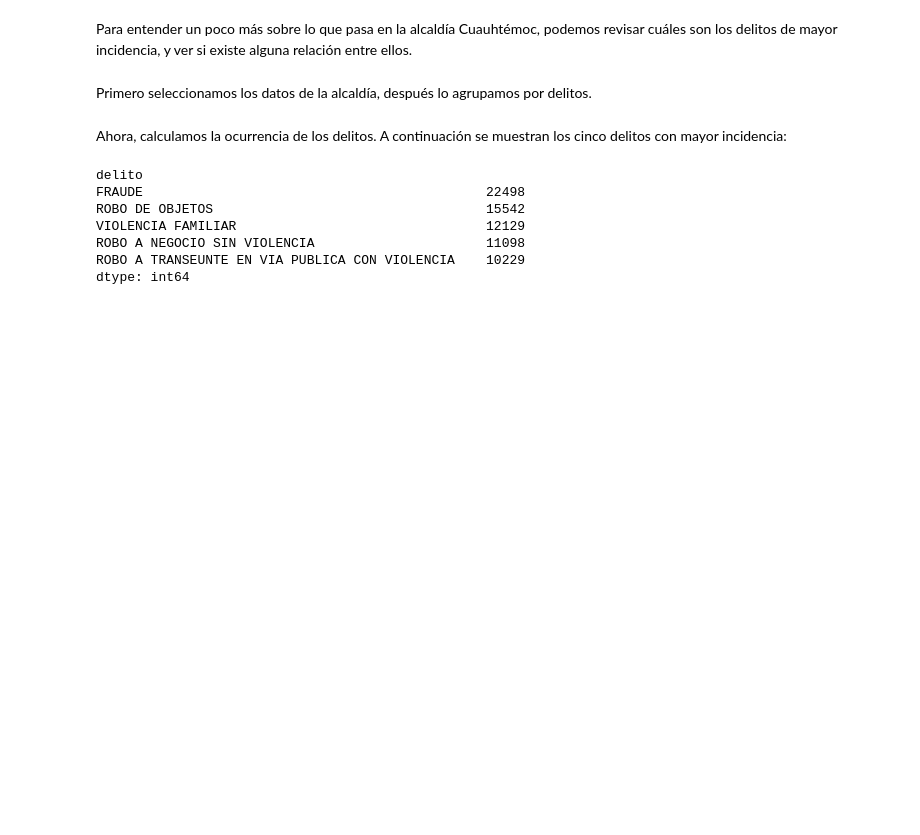
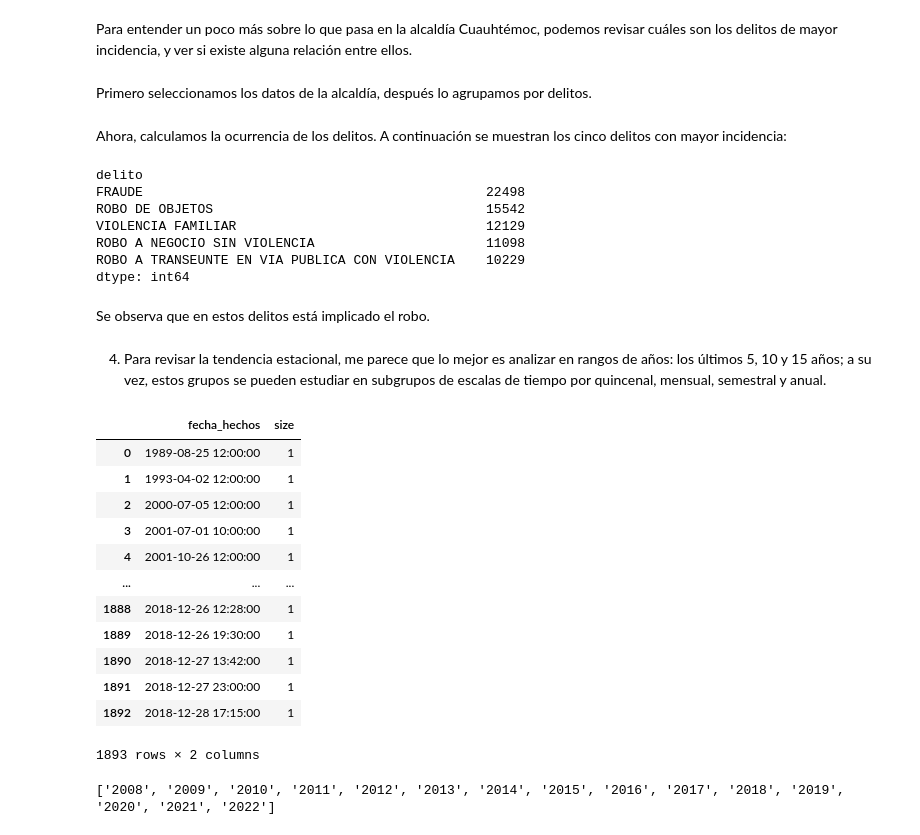
Before and after one commit to lorenaphys/OPI, a Jupyter notebook: Soluciones.ipynb, the cells around one changed output. Drawn from its saved outputs; the diff is of its cells as text; code cells hidden in the pictures; blank space fills up the shorter version.

```diff
--- a/Soluciones.ipynb
+++ b/Soluciones.ipynb
@@ -117,11 +117,11 @@ def seleccion_por_alcaldia(datos):
 
     return datos[lista]
 # %%
-datos_por_alcaldia = seleccion_por_alcaldia(datos)
+datos_filtrados = seleccion_por_alcaldia(datos)
 # %% [markdown]
 Con la base agrupada, y con las observaciones nulas para la fecha y la alcaldia; agruparé a la base por fecha, para así calcular cuantas veces ocurren los delitos de acuerdo al año y mes.
 # %%
-delitos_fr = datos.groupby(['delito','ao_hechos','mes_hechos'], as_index=False, group_keys=True).size()
+delitos_fr = datos_filtrados.groupby(['delito','ao_hechos','mes_hechos'], as_index=False, group_keys=True).size()
 # %% [markdown]
 En **delitos_fr** aplicamos la función **cambio_mes** para que fila a fila se cambie el formato del mes a numérico:
 # %%
@@ -303,3 +294,29 @@ VIOLENCIA FAMILIAR                                12129
 ROBO A NEGOCIO SIN VIOLENCIA                      11098
 ROBO A TRANSEUNTE EN VIA PUBLICA CON VIOLENCIA    10229
 dtype: int64
+# %% [markdown]
+Se observa que en estos delitos está implicado el robo.
+# %% [markdown]
+4. Para revisar la tendencia estacional, me parece que lo mejor es analizar en rangos de años: los últimos 5, 10 y 15 años; a su vez, estos grupos se pueden estudiar en subgrupos de escalas de tiempo por quincenal, mensual, semestral y anual.
+# %%
+prueba = datos_filtrados[datos_filtrados['delito']==delitos[0]]
+# %%
+prueba.groupby(['fecha_hechos'], as_index=False, group_keys=True ).size()
+# %% [output]
+|  | fecha_hechos | size |
+| 0 | 1989-08-25 12:00:00 | 1 |
+| 1 | 1993-04-02 12:00:00 | 1 |
+| 2 | 2000-07-05 12:00:00 | 1 |
+| 3 | 2001-07-01 10:00:00 | 1 |
+| 4 | 2001-10-26 12:00:00 | 1 |
+| ... | ... | ... |
+| 1888 | 2018-12-26 12:28:00 | 1 |
+| 1889 | 2018-12-26 19:30:00 | 1 |
+| 1890 | 2018-12-27 13:42:00 | 1 |
+| 1891 | 2018-12-27 23:00:00 | 1 |
+| 1892 | 2018-12-28 17:15:00 | 1 |
+1893 rows × 2 columns
+# %%
+año_hechos[-15:]
+# %% [output]
+['2008', '2009', '2010', '2011', '2012', '2013', '2014', '2015', '2016', '2017', '2018', '2019', '2020', '2021', '2022']
```
Also changed, not shown: parts of 13 cells of this notebook, 1 other file.
